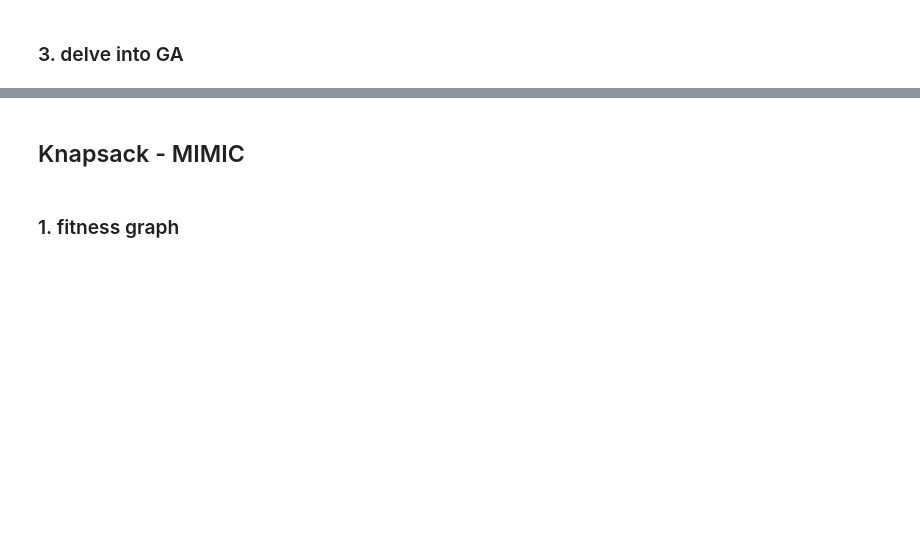
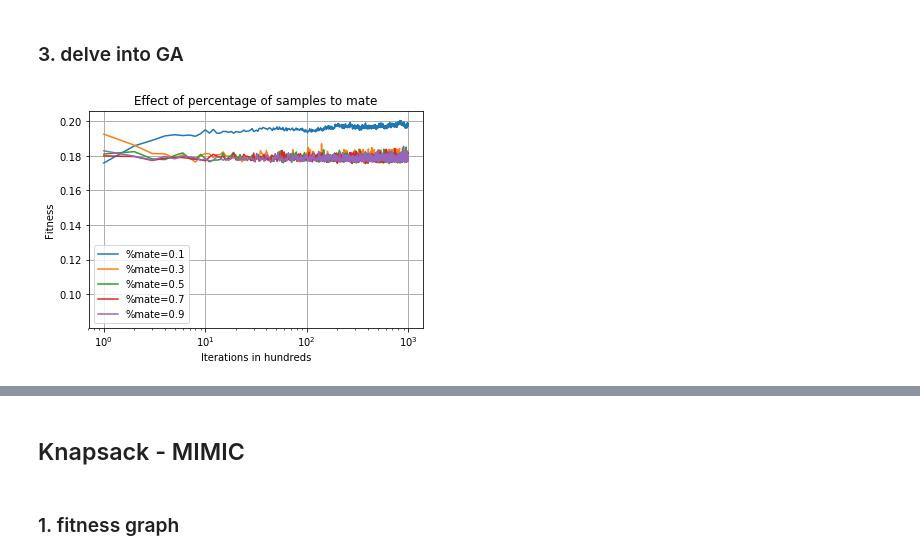
Before and after one commit to Quintus-Zhang/Randomized-Optimization, a Jupyter notebook: graphs.ipynb, the cells around one changed output, grey strips where cells are left out. Drawn from its saved outputs; the diff is of its cells as text; code cells hidden in the pictures; blank space fills up the shorter version.

```diff
--- a/graphs.ipynb
+++ b/graphs.ipynb
@@ -333,2 +325,19 @@ plt.show()
 # %% [markdown]
 ### 3. delve into GA
+# %%
+plt.figure()
+plt.grid(linewidth=1)
+plt.xlabel("Iterations in hundreds")
+plt.ylabel("Fitness")
+plt.title('Effect of percentage of samples to mate')
+
+for tomate in [0.1, 0.3, 0.5, 0.7, 0.9]:
+    fit_ga = pd.read_csv(f'tsm_fitness_ga_tomate_{tomate}.csv', header=None)
+    fit_ga_mean = fit_ga.mean()
+    plt.semilogx(fit_ga.columns, fit_ga_mean, '-',
+             label=f"%mate={tomate}")
+
+    plt.legend(loc="best")
+plt.show()
+# %% [output]
+[figure, added]
```
Also changed, not shown: parts of 10 cells of this notebook, 3 other files.
